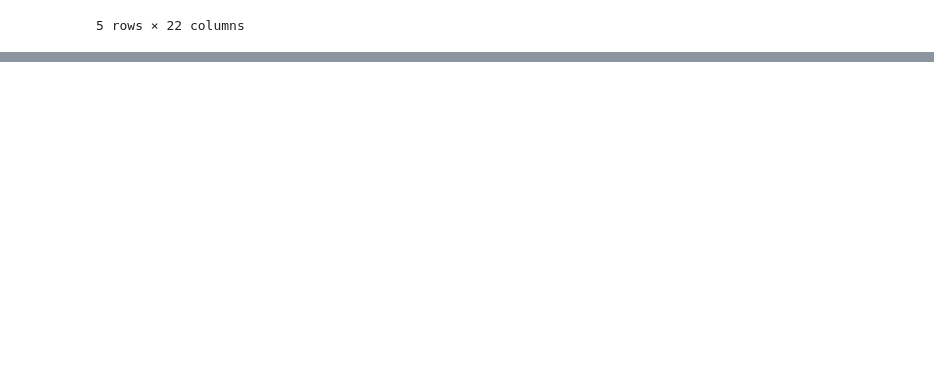
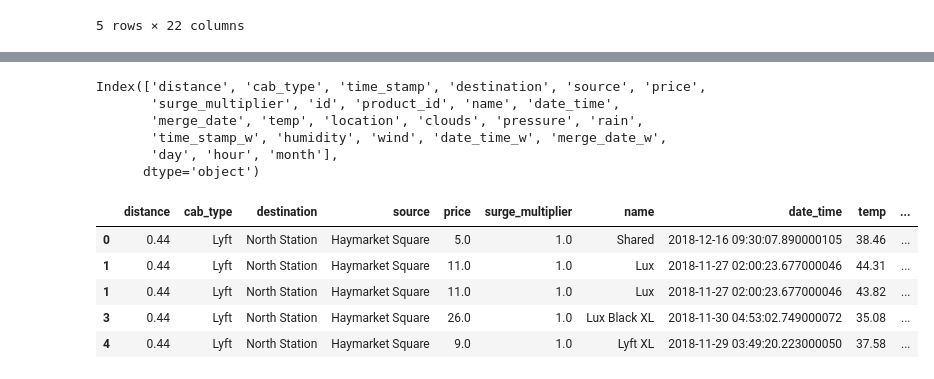
Before and after one commit to Immortal-Pi/SurgeSense, a Jupyter notebook: research/research.ipynb, the cells around one changed output, grey strips where cells are left out. Drawn from its saved outputs; the diff is of its cells as text; code cells hidden in the pictures; blank space fills up the shorter version.

```diff
--- a/research/research.ipynb
+++ b/research/research.ipynb
@@ -195,0 +235,20 @@ merged_df_clean.head()
+# %%
+merged_df.columns
+# %% [output]
+Index(['distance', 'cab_type', 'time_stamp', 'destination', 'source', 'price',
+       'surge_multiplier', 'id', 'product_id', 'name', 'date_time',
+       'merge_date', 'temp', 'location', 'clouds', 'pressure', 'rain',
+       'time_stamp_w', 'humidity', 'wind', 'date_time_w', 'merge_date_w',
+       'day', 'hour', 'month'],
+      dtype='object')
+# %%
+final_dataset=merged_df[['distance','cab_type','destination','source','price','surge_multiplier','name','date_time','temp','location','clouds','pressure','rain','humidity','wind','day','hour','month']]
+# %%
+final_dataset.head()
+# %% [output]
+|  | distance | cab_type | destination | source | price | surge_multiplier | name | date_time | temp | ... |
+| 0 | 0.44 | Lyft | North Station | Haymarket Square | 5.0 | 1.0 | Shared | 2018-12-16 09:30:07.890000105 | 38.46 | ... |
+| 1 | 0.44 | Lyft | North Station | Haymarket Square | 11.0 | 1.0 | Lux | 2018-11-27 02:00:23.677000046 | 44.31 | ... |
+| 1 | 0.44 | Lyft | North Station | Haymarket Square | 11.0 | 1.0 | Lux | 2018-11-27 02:00:23.677000046 | 43.82 | ... |
+| 3 | 0.44 | Lyft | North Station | Haymarket Square | 26.0 | 1.0 | Lux Black XL | 2018-11-30 04:53:02.749000072 | 35.08 | ... |
+| 4 | 0.44 | Lyft | North Station | Haymarket Square | 9.0 | 1.0 | Lyft XL | 2018-11-29 03:49:20.223000050 | 37.58 | ... |
```
Also changed, not shown: parts of 5 cells of this notebook, 10 other files.
